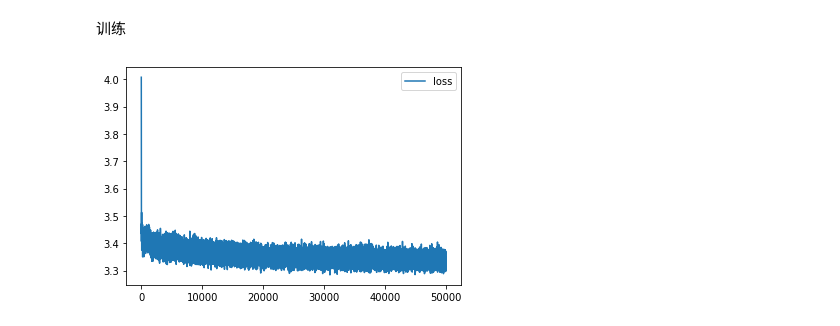
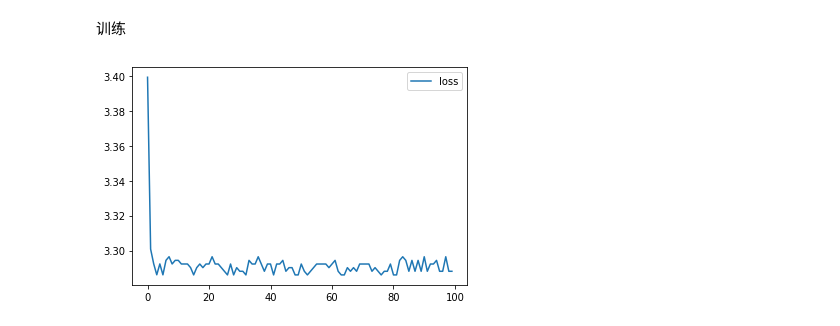
Before and after one commit to 450586509/reinforcement-learning-practice, a Jupyter notebook: 08_rl_nlp.ipynb, the cells around one changed output. Cells and saved outputs as stored; diff of their text form; code cells hidden in the pictures.

```diff
--- a/08_rl_nlp.ipynb
+++ b/08_rl_nlp.ipynb
@@ -193,24 +148,22 @@ See `tf.nn.softmax_cross_entropy_with_logits_v2`.
 # %%
 from IPython.display import clear_output
 from random import sample
 sess.run(tf.global_variables_initializer())
-#lines = lines[0:33]
+lines = lines[0:33]
 history = []
 print("MAX_LENGTH={0}".format(MAX_LENGTH))
-for i in range(50000):
+epoch_num = 5000
+for i in range(epoch_num):
     batch = to_matrix(sample(lines, 32), max_len=MAX_LENGTH)
-
     loss_i, _ = sess.run([loss, optimize], {input_sequence: batch})
-
-
-    history.append(loss_i)
-    if (i+1) % 5000 == 0:
-        clear_output(True)
-        plt.plot(history, label='loss')
-        plt.legend()
-        plt.show()
+    if (i+1) % (epoch_num/100) == 0:
+      history.append(loss_i)
+      clear_output(True)
+      plt.plot(history, label='loss')
+      plt.legend()
+      plt.show()
 
 assert np.mean(history[:10]) > np.mean(history[-10:]), "RNN didn't converge."
 # %% [output]
-[figure, old version]
+[figure, new version]
 # %%
```
Also changed, not shown: parts of 16 cells of this notebook.
